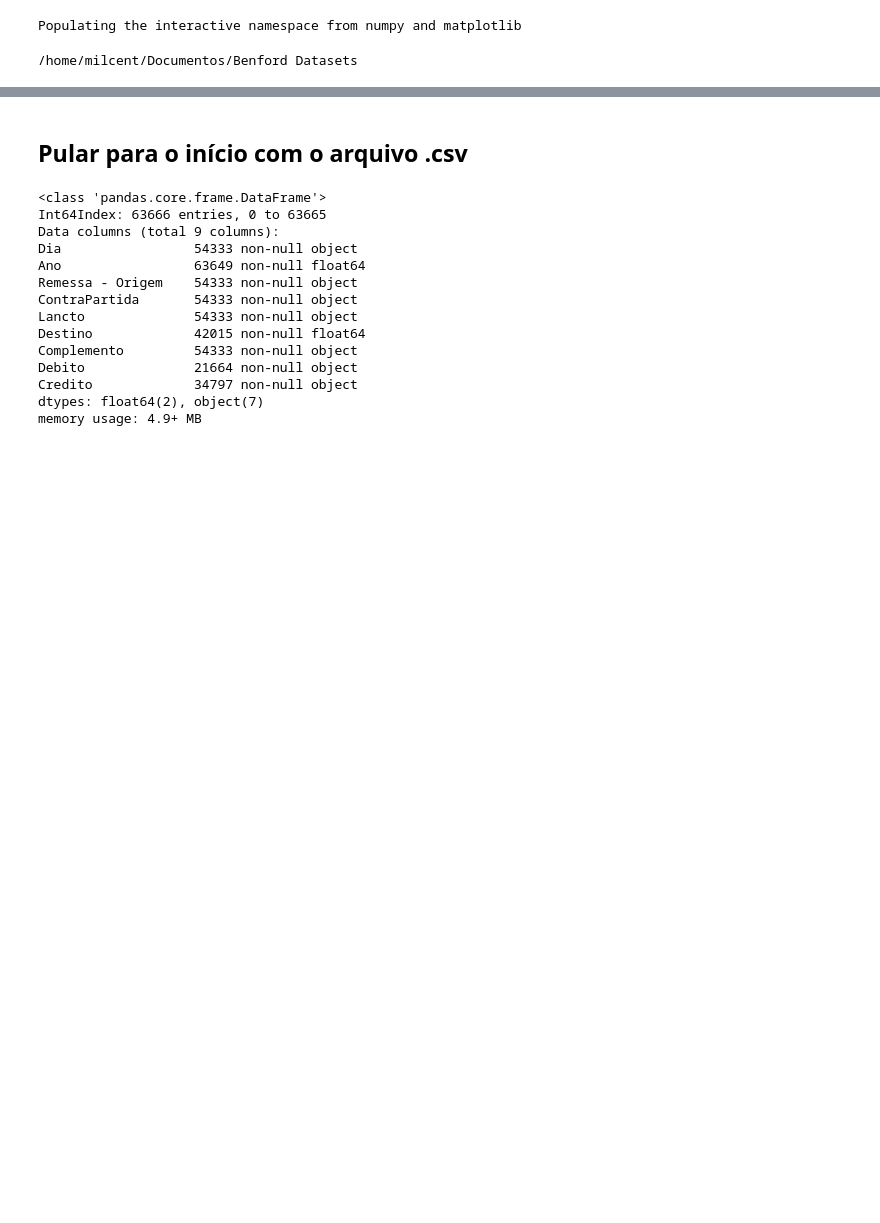
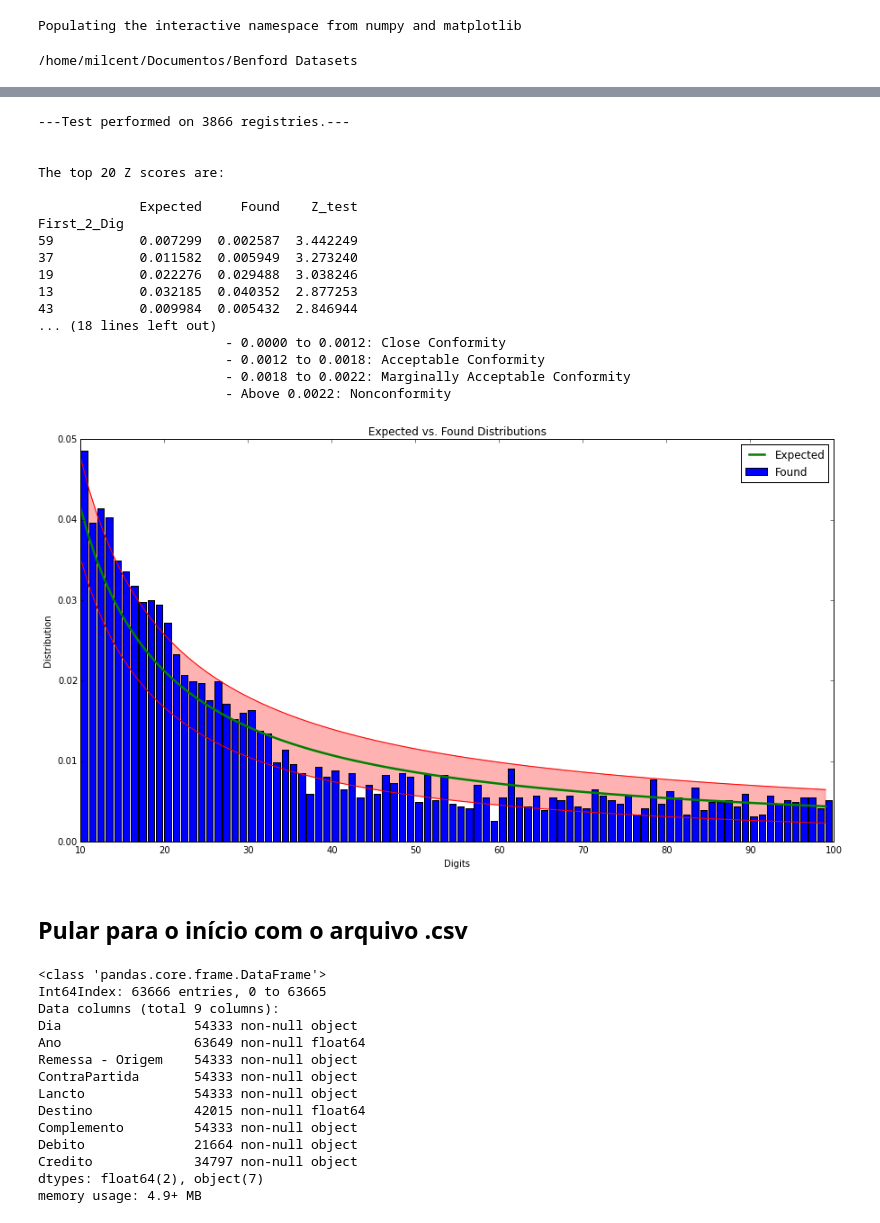
Before and after one commit to milcent/benford_py, a Jupyter notebook: Ben_OOP.ipynb, the cells around one changed output, grey strips where cells are left out. Cells and saved outputs as stored; diff of their text form; code cells hidden in the pictures; blank space fills up the shorter version.

```diff
--- a/Ben_OOP.ipynb
+++ b/Ben_OOP.ipynb
@@ -18,3 +116,24 @@ layout_01_11_200812.CSV  table.csv
+# %%
+ibl.firstTwoDigits()
+# %% [output]
+---Test performed on 3866 registries.---
+
+
+The top 20 Z scores are:
+
+             Expected     Found    Z_test
+First_2_Dig
+59           0.007299  0.002587  3.442249
+37           0.011582  0.005949  3.273240
+19           0.022276  0.029488  3.038246
+13           0.032185  0.040352  2.877253
+43           0.009984  0.005432  2.846944
+... (18 lines left out)
+                        - 0.0000 to 0.0012: Close Conformity
+                        - 0.0012 to 0.0018: Acceptable Conformity
+                        - 0.0018 to 0.0022: Marginally Acceptable Conformity
+                        - Above 0.0022: Nonconformity
+[figure, added]
 # %% [markdown]
 ## Pular para o início com o arquivo .csv
 # %%
```
Also changed, not shown: parts of 14 cells of this notebook, 1 other file.
